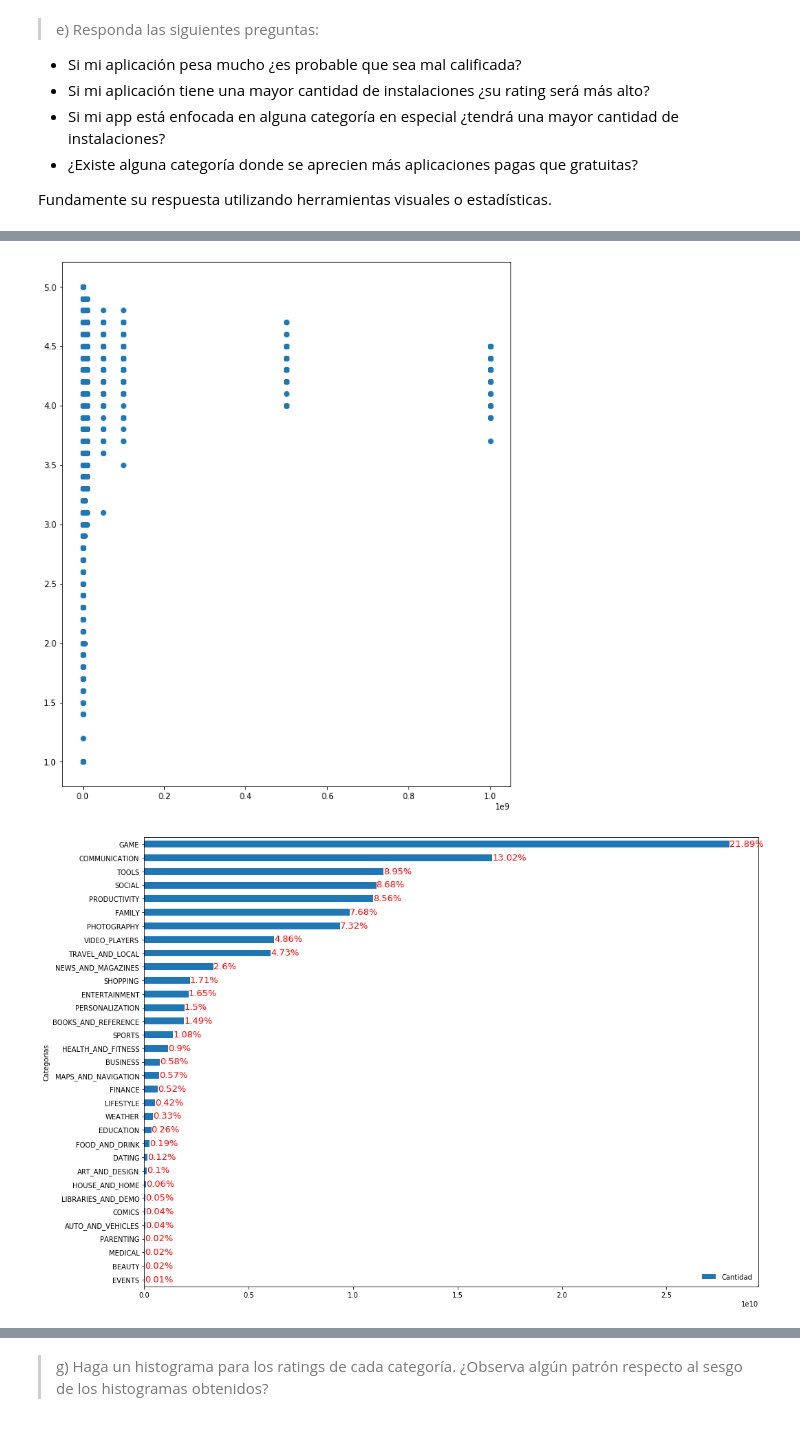
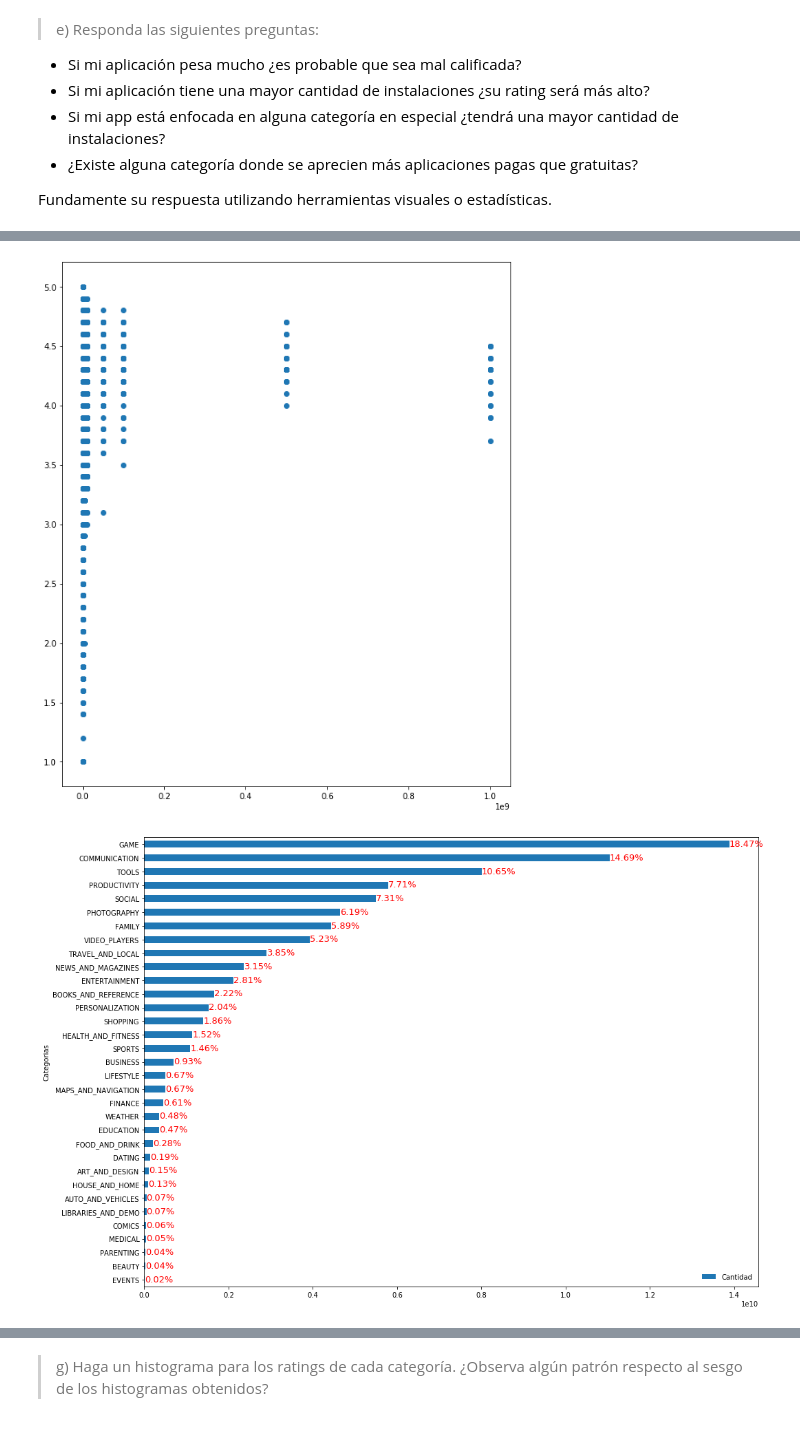
Before and after one commit to Felipitoo/estaca, a Jupyter notebook: Laboratorio 1.ipynb, the cells around one changed output, grey strips where cells are left out. Drawn from its saved outputs; the diff is of its cells as text; code cells hidden in the pictures.

Commit message:
Fix duplicates

```diff
--- a/Laboratorio 1.ipynb
+++ b/Laboratorio 1.ipynb
@@ -232,7 +233,9 @@ def rango_stat(x):
 
 data = pd.read_csv("googleplaystore.csv")
 
-data.drop_duplicates(keep = False, inplace = True)
+data.drop_duplicates("App",keep = "first", inplace = True)
+
+print(data.unique().size)
 
 i = data[data["Rating"] == 19].index
 
@@ -337,17 +323,22 @@ def cleaning(x,prom):
 
 data = pd.read_csv("googleplaystore.csv")
 
-data.drop_duplicates(keep = False, inplace = True)
+data.drop_duplicates("App",keep = "first", inplace = True)
 
 i = data[data["Rating"] == 19].index
 
+print(data["App"].size)
+
 data=data.drop(i)
-print (data.head(10))
 promedios={}
+
+print(data[(data["Type"] != "Free") & (data["Type"] != "Paid")])
 
 data["Size"] = data["Size"].apply(tamanno_M)
 
 data["Size"] = data["Size"].apply(cleaning,prom = data[data["Size"] != "Varies with device"]["Size"].median())
+
+print(data["Size"].max())
 
 data["Installs"] = data["Installs"].apply(lambda x : int(x.replace("+","").replace(",","")))
 
@@ -362,14 +353,23 @@ install_creator = { "Categorias" : list(inst_cat.keys()), "Cantidad" : list(inst
 data_from_instal = pd.DataFrame(install_creator)
 data_from_instal = data_from_instal.sort_values(by=['Cantidad'])
 
-pay_free={}
-for categoria in data["Category"].unique():
-    total_free = data[(data["Category"] == categoria) & (data["Type"] == "Free")].sum()
-    total_pay  = data[(data["Category"] == categoria) & (data["Type"] == "Free")].sum()
-    inst_cat[categoria.strip()] = total
 
 
+#Recuerda que hay una linea que no es ni paid ni free
+categorias = []
+free_apps = []
+paid_apps = []
+for categoria in data["Category"].unique():
+    total_free = data[(data["Category"] == categoria) & (data["Type"] == "Free")]["App"].size
+    total_pay  = data[(data["Category"] == categoria) & (data["Type"] == "Paid")]["App"].size
+    categorias.append(categoria)
+    free_apps.append(total_free)
+    paid_apps.append(total_pay)
 
+costo_creator = {"Categoria" : categorias, "Gratis" : free_apps, "Pago" : paid_apps }
+data_from_costo = pd.DataFrame(costo_creator)
+
+print(data_from_costo)
 
 plt.show()
 
@@ -404,6 +404,9 @@ ax. legend(loc='lower right', frameon=False)
 
 plt.show()
 
+data_from_costo.plot(x="Categoria", y=["Gratis","Pago"], kind = "bar",figsize=(16,12))
+
+plt.show()
 
 #data["Size"] = data["Size"].apply(tamanno_M)
 # %% [output]
@@ -428,2 +431,2 @@ plt.show()
 [figure]
-[figure, old version]
+[figure, new version]
```
Also changed, not shown: parts of 7 cells of this notebook.
